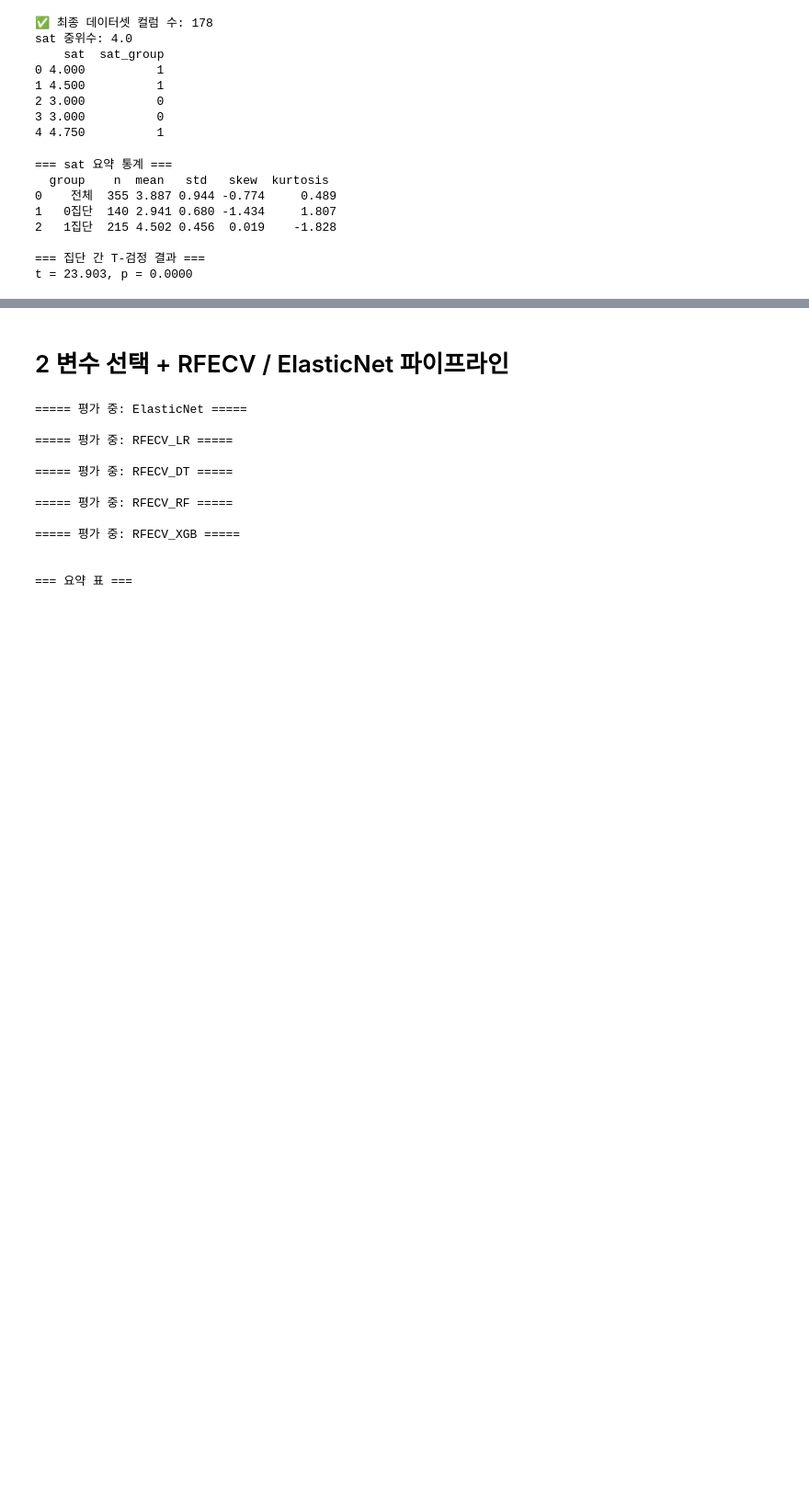
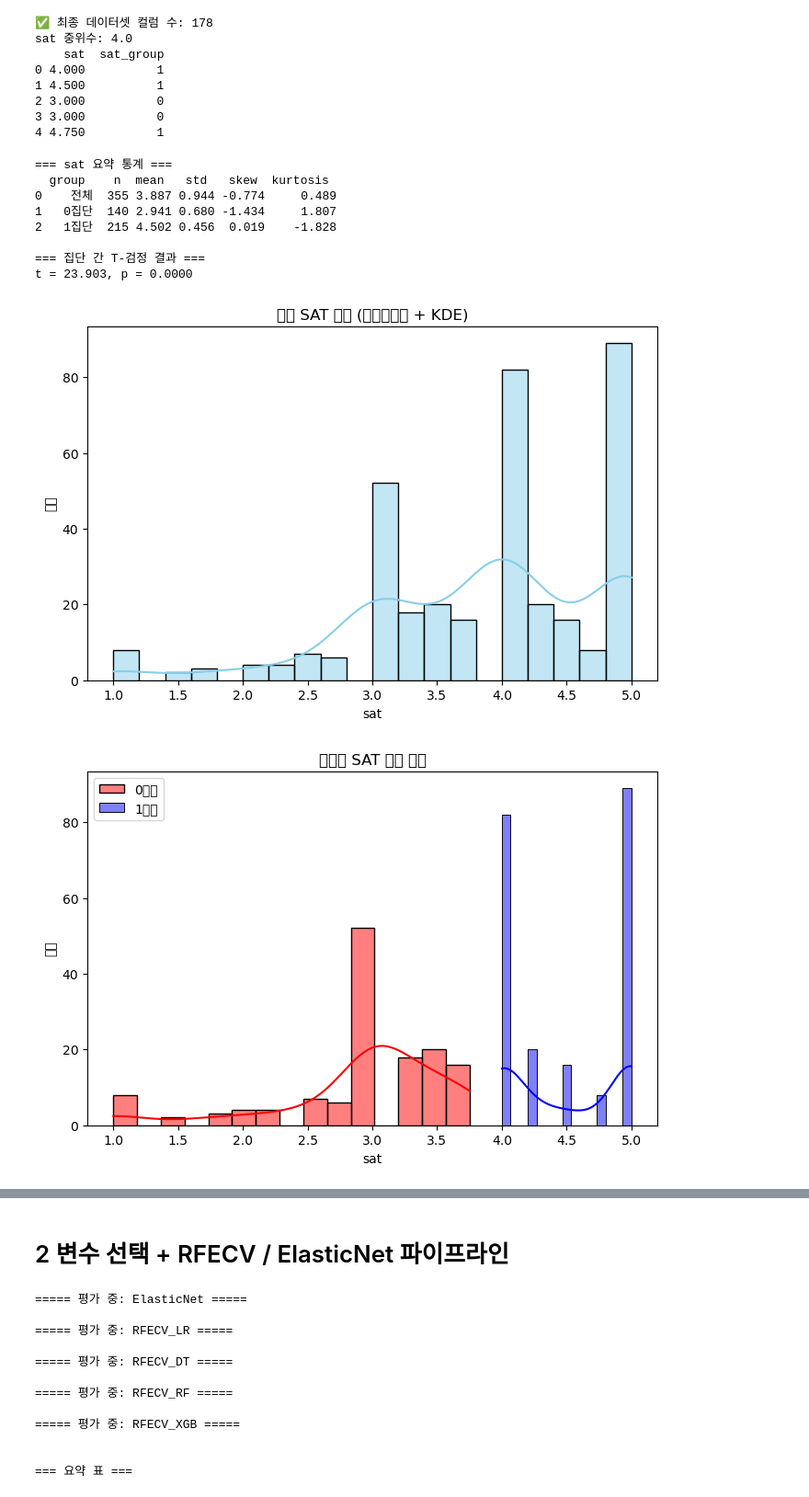
Before and after one commit to hyejinppp/college_life_satisfaction, a Jupyter notebook: sat.ipynb, the cells around one changed output, grey strips where cells are left out. Shown at 92% size. Cells and saved outputs as stored; diff of their text form; code cells hidden in the pictures; blank space fills up the shorter version.

```diff
--- a/sat.ipynb
+++ b/sat.ipynb
@@ -134,3 +134,27 @@ print(f"t = {t_stat:.3f}, p = {p_val:.4f}")
 
 === 집단 간 T-검정 결과 ===
 t = 23.903, p = 0.0000
+# %%
+import matplotlib.pyplot as plt
+import seaborn as sns
+
+# 전체 sat 분포
+plt.figure(figsize=(8, 5))
+sns.histplot(df['sat'], kde=True, bins=20, color="skyblue")
+plt.title("전체 SAT 분포 (히스토그램 + KDE)")
+plt.xlabel("sat")
+plt.ylabel("빈도")
+plt.show()
+
+# 집단별 sat 분포
+plt.figure(figsize=(8, 5))
+sns.histplot(group0, kde=True, bins=15, color="red", label="0집단", alpha=0.5)
+sns.histplot(group1, kde=True, bins=15, color="blue", label="1집단", alpha=0.5)
+plt.title("집단별 SAT 분포 비교")
+plt.xlabel("sat")
+plt.ylabel("빈도")
+plt.legend()
+plt.show()
+# %% [output]
+[figure, added]
+[figure, added]
```
Also changed, not shown: parts of 17 cells of this notebook.
